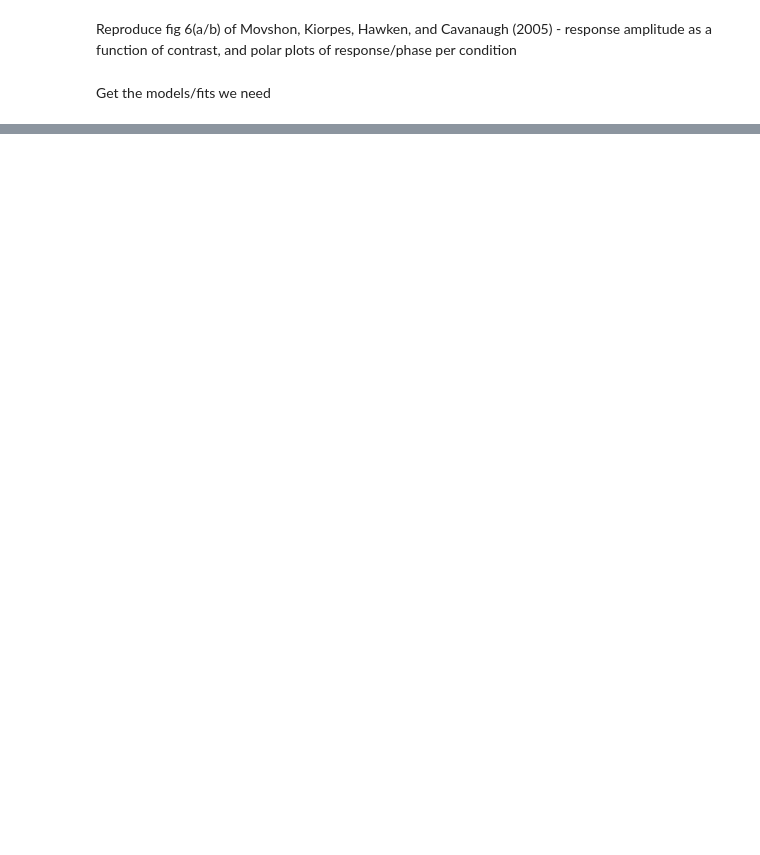
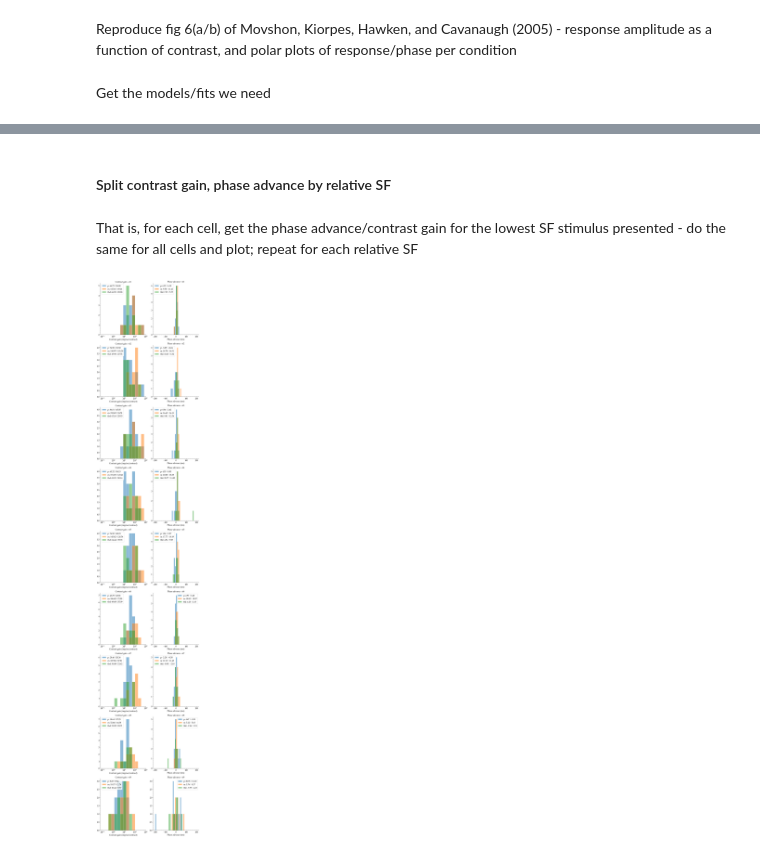
Before and after one commit to paul-levy/SF-diversity, a Jupyter notebook: LGN/analysis/functions/plotting.ipynb, the cells around one changed output, grey strips where cells are left out. Cells and saved outputs as stored; diff of their text form; code cells hidden in the pictures; blank space fills up the shorter version.

```diff
--- a/LGN/analysis/functions/plotting.ipynb
+++ b/LGN/analysis/functions/plotting.ipynb
@@ -605,0 +765,53 @@ f.suptitle('%s #%d: disp %d, sf %.2f cpd' % (dataList['unitType'][which_cell-1],
+# %% [markdown]
+#### Split contrast gain, phase advance by relative SF
+# %% [markdown]
+That is, for each cell, get the phase advance/contrast gain for the lowest SF stimulus presented - do the same for all cells and plot; repeat for each relative SF
+# %%
+n_sfs = len(allConGain[0]); # same for all cells...
+# %%
+f, ax = plt.subplots(n_sfs, 2, figsize=(12, 7*n_sfs))
+# parvo
+for sf in range(n_sfs):
+    ## CON GAIN
+    bins = np.geomspace(0.1, 700, 15)
+    plt.subplot(n_sfs, 2, 2*sf + 1);
+    # parvo
+    flat_p = [allConGain[x][sf] for x in type_p]
+    [mean, median] = [np.mean(flat_p), np.median(flat_p)]
+    plt.hist(flat_p, bins, alpha=0.5, label = 'p: %.2f||%.2f' % (mean, median))
+    plt.xscale('log')
+    # magno
+    flat_m = [allConGain[x][sf] for x in type_m]
+    [mean, median] = [np.mean(flat_m), np.median(flat_m)]
+    plt.hist(flat_m, bins, alpha=0.5, label = 'm: %.2f||%.2f' % (mean, median))
+    plt.xscale('log')
+    # tbd
+    flat_tbd = [allConGain[x][sf] for x in type_tbd]
+    [mean, median] = [np.mean(flat_tbd), np.median(flat_tbd)]
+    plt.hist(flat_tbd, bins, alpha=0.5, label = 'tbd: %.2f||%.2f' % (mean, median))
+    plt.title('Contrast gain - sf%d' % (sf+1))
+    plt.xlabel('Contrast gain (imp/sec/contrast)')
+    plt.xscale('log')
+    plt.legend();
+    ## PHASE ADVANCE
+    bins = np.linspace(-200, 200, 41)
+    plt.subplot(n_sfs, 2, 2*sf + 2);
+    # parvo
+    flat_p = [allPhAdv[x][sf] for x in type_p]
+    [mean, median] = [np.mean(flat_p), np.median(flat_p)]
+    p_plt = plt.hist(flat_p, bins, alpha=0.5, label = 'p: %.2f | %.2f' % (mean, median))
+    # magno
+    flat_m = [allPhAdv[x][sf] for x in type_m]
+    [mean, median] = [np.mean(flat_m), np.median(flat_m)]
+    m_plt = plt.hist(flat_m, bins, alpha=0.5, label = 'm: %.2f | %.2f' % (mean, median))
+    # tbd
+    flat_tbd = [allPhAdv[x][sf] for x in type_tbd]
+    [mean, median] = [np.mean(flat_tbd), np.median(flat_tbd)]
+    t_plt = plt.hist(flat_tbd, bins, alpha=0.5, label = 'tbd: %.2f | %.2f' % (mean, median))
+    plt.title('Phase advance - sf%d' % (sf+1))
+    plt.xlabel('Phase advance (ms)')
+    plt.legend();
+
+f.tight_layout()
+# %% [output]
+[figure, added]
```
Also changed, not shown: parts of 41 cells of this notebook, 2 other files.
